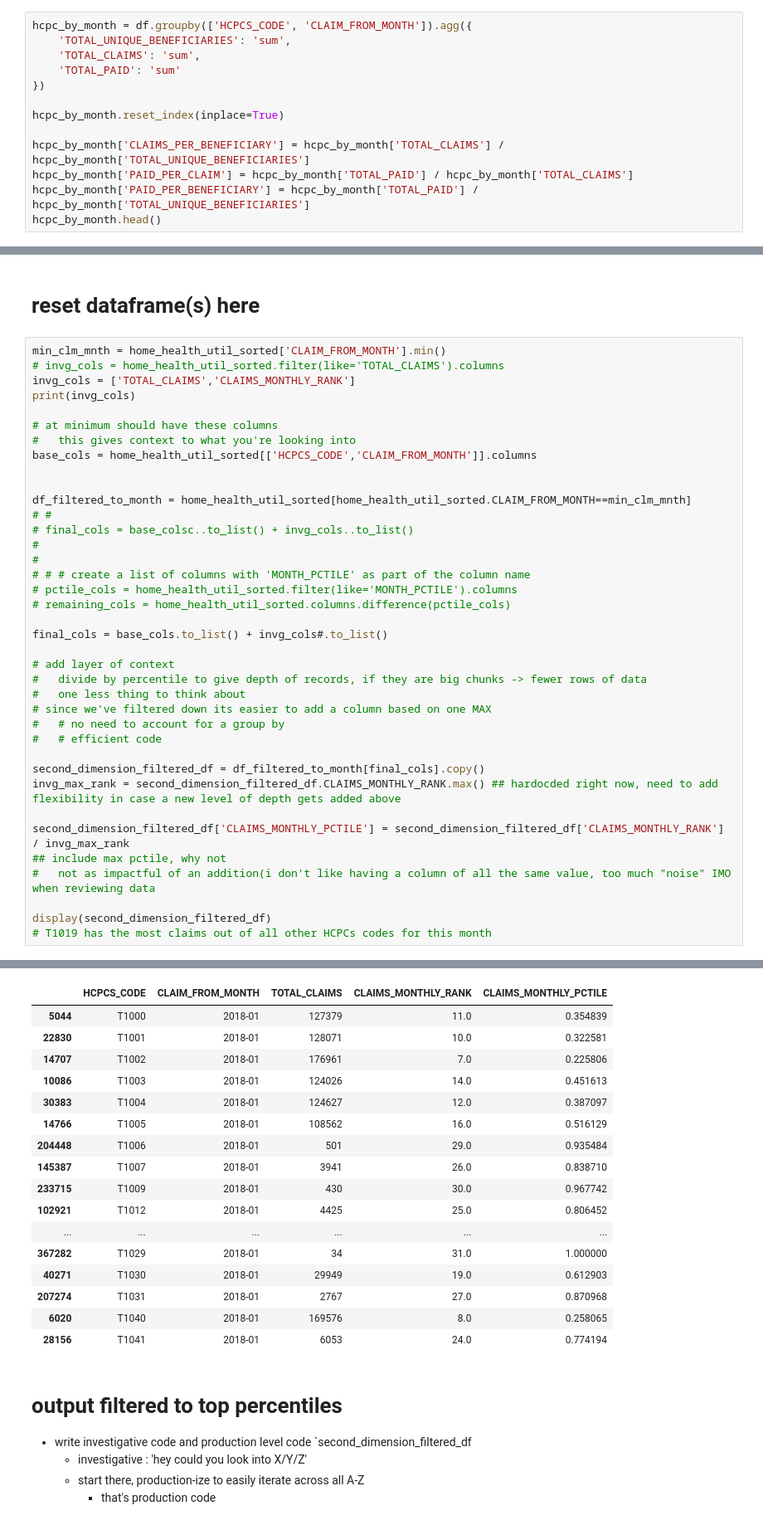
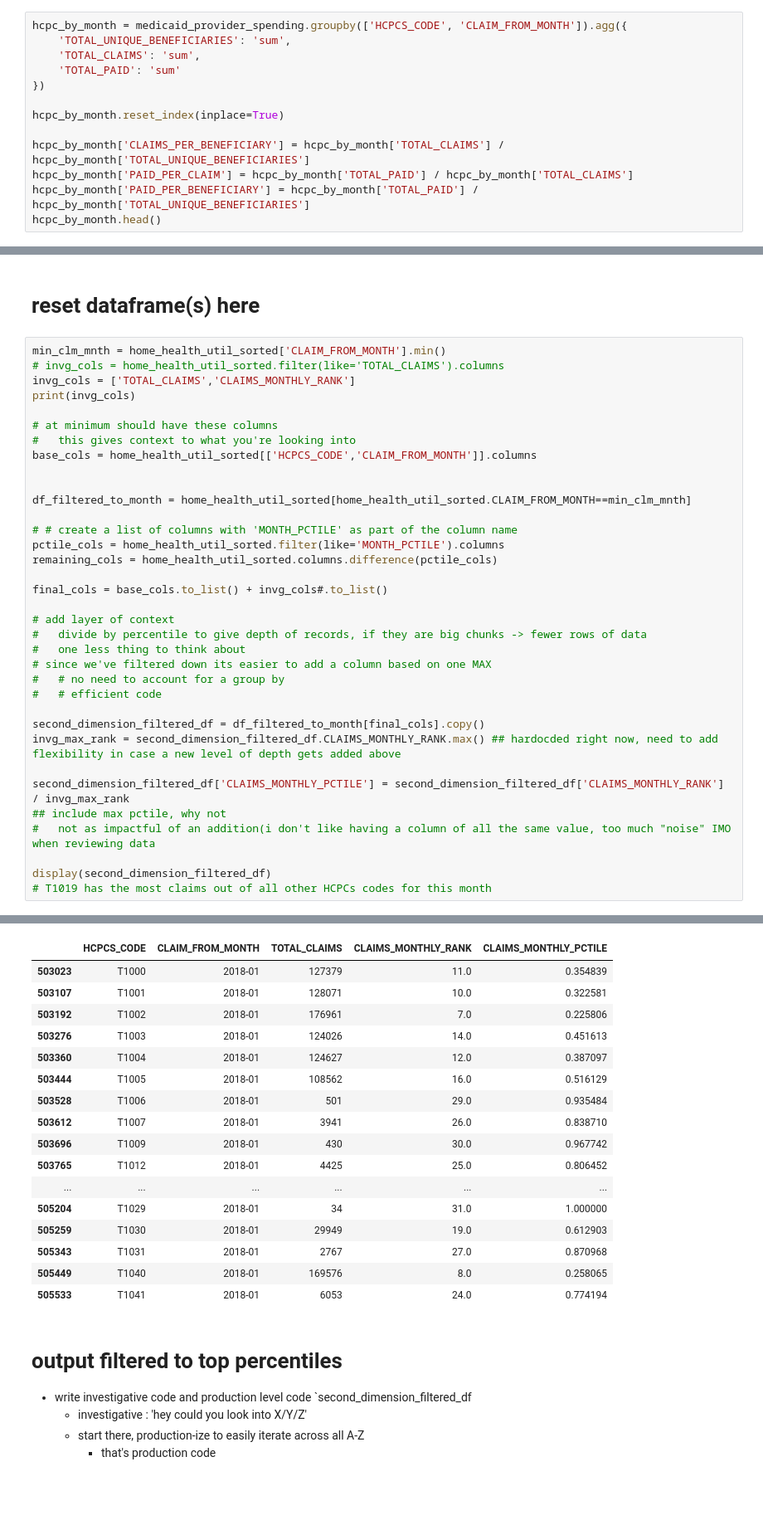
Before and after one commit to breakingDownData/Analyzing_Medicaid_Provider_Spending, a Jupyter notebook: Home_Healthcare_Spending_Trends/Analysis/analyzing_medicare_spending.ipynb, the cells around one changed output, grey strips where cells are left out. Shown at 83% size. Saved outputs shown, nothing was run; the diff lists cells and outputs as text; blank space fills up the shorter version.

```diff
--- a/Home_Healthcare_Spending_Trends/Analysis/analyzing_medicare_spending.ipynb
+++ b/Home_Healthcare_Spending_Trends/Analysis/analyzing_medicare_spending.ipynb
@@ -60,7 +65,7 @@ df.groupby(['col_1', 'col_2']).agg({
 })
 # takes ~30 seconds to run
 # %%
-hcpc_by_month = df.groupby(['HCPCS_CODE', 'CLAIM_FROM_MONTH']).agg({
+hcpc_by_month = medicaid_provider_spending.groupby(['HCPCS_CODE', 'CLAIM_FROM_MONTH']).agg({
     'TOTAL_UNIQUE_BENEFICIARIES': 'sum',
     'TOTAL_CLAIMS': 'sum',
     'TOTAL_PAID': 'sum'
@@ -170,56 +181,53 @@ invg_cols = ['TOTAL_CLAIMS','CLAIMS_MONTHLY_RANK']
 print(invg_cols)
 
 # at minimum should have these columns
 #   this gives context to what you're looking into
 base_cols = home_health_util_sorted[['HCPCS_CODE','CLAIM_FROM_MONTH']].columns
 
 
 df_filtered_to_month = home_health_util_sorted[home_health_util_sorted.CLAIM_FROM_MONTH==min_clm_mnth]
-# #
-# final_cols = base_colsc..to_list() + invg_cols..to_list()
-#
-#
-# # # create a list of columns with 'MONTH_PCTILE' as part of the column name
-# pctile_cols = home_health_util_sorted.filter(like='MONTH_PCTILE').columns
-# remaining_cols = home_health_util_sorted.columns.difference(pctile_cols)
+
+# # create a list of columns with 'MONTH_PCTILE' as part of the column name
+pctile_cols = home_health_util_sorted.filter(like='MONTH_PCTILE').columns
+remaining_cols = home_health_util_sorted.columns.difference(pctile_cols)
 
 final_cols = base_cols.to_list() + invg_cols#.to_list()
 
 # add layer of context
 #   divide by percentile to give depth of records, if they are big chunks -> fewer rows of data
 #   one less thing to think about
 # since we've filtered down its easier to add a column based on one MAX
 #   # no need to account for a group by
 #   # efficient code
 
 second_dimension_filtered_df = df_filtered_to_month[final_cols].copy()
 invg_max_rank = second_dimension_filtered_df.CLAIMS_MONTHLY_RANK.max() ## hardocded right now, need to add flexibility in case a new level of depth gets added above
 
 second_dimension_filtered_df['CLAIMS_MONTHLY_PCTILE'] = second_dimension_filtered_df['CLAIMS_MONTHLY_RANK'] / invg_max_rank
 ## include max pctile, why not
 #   not as impactful of an addition(i don't like having a column of all the same value, too much "noise" IMO when reviewing data
 
 display(second_dimension_filtered_df)
 # T1019 has the most claims out of all other HCPCs codes for this month
 # %% [output]
 ['TOTAL_CLAIMS', 'CLAIMS_MONTHLY_RANK']
 |  | HCPCS_CODE | CLAIM_FROM_MONTH | TOTAL_CLAIMS | CLAIMS_MONTHLY_RANK | CLAIMS_MONTHLY_PCTILE |
-| 5044 | T1000 | 2018-01 | 127379 | 11.0 | 0.354839 |
-| 22830 | T1001 | 2018-01 | 128071 | 10.0 | 0.322581 |
-| 14707 | T1002 | 2018-01 | 176961 | 7.0 | 0.225806 |
-| 10086 | T1003 | 2018-01 | 124026 | 14.0 | 0.451613 |
-| 30383 | T1004 | 2018-01 | 124627 | 12.0 | 0.387097 |
-| 14766 | T1005 | 2018-01 | 108562 | 16.0 | 0.516129 |
-| 204448 | T1006 | 2018-01 | 501 | 29.0 | 0.935484 |
-| 145387 | T1007 | 2018-01 | 3941 | 26.0 | 0.838710 |
-| 233715 | T1009 | 2018-01 | 430 | 30.0 | 0.967742 |
-| 102921 | T1012 | 2018-01 | 4425 | 25.0 | 0.806452 |
+| 503023 | T1000 | 2018-01 | 127379 | 11.0 | 0.354839 |
+| 503107 | T1001 | 2018-01 | 128071 | 10.0 | 0.322581 |
+| 503192 | T1002 | 2018-01 | 176961 | 7.0 | 0.225806 |
+| 503276 | T1003 | 2018-01 | 124026 | 14.0 | 0.451613 |
+| 503360 | T1004 | 2018-01 | 124627 | 12.0 | 0.387097 |
+| 503444 | T1005 | 2018-01 | 108562 | 16.0 | 0.516129 |
+| 503528 | T1006 | 2018-01 | 501 | 29.0 | 0.935484 |
+| 503612 | T1007 | 2018-01 | 3941 | 26.0 | 0.838710 |
+| 503696 | T1009 | 2018-01 | 430 | 30.0 | 0.967742 |
+| 503765 | T1012 | 2018-01 | 4425 | 25.0 | 0.806452 |
 | ... | ... | ... | ... | ... | ... |
-| 367282 | T1029 | 2018-01 | 34 | 31.0 | 1.000000 |
-| 40271 | T1030 | 2018-01 | 29949 | 19.0 | 0.612903 |
-| 207274 | T1031 | 2018-01 | 2767 | 27.0 | 0.870968 |
-| 6020 | T1040 | 2018-01 | 169576 | 8.0 | 0.258065 |
-| 28156 | T1041 | 2018-01 | 6053 | 24.0 | 0.774194 |
+| 505204 | T1029 | 2018-01 | 34 | 31.0 | 1.000000 |
+| 505259 | T1030 | 2018-01 | 29949 | 19.0 | 0.612903 |
+| 505343 | T1031 | 2018-01 | 2767 | 27.0 | 0.870968 |
+| 505449 | T1040 | 2018-01 | 169576 | 8.0 | 0.258065 |
+| 505533 | T1041 | 2018-01 | 6053 | 24.0 | 0.774194 |
 # %% [markdown]
 # output filtered to top percentiles
 - write investigative code and production level code `second_dimension_filtered_df
```
Also changed, not shown: parts of 21 cells of this notebook, 3 other files.
